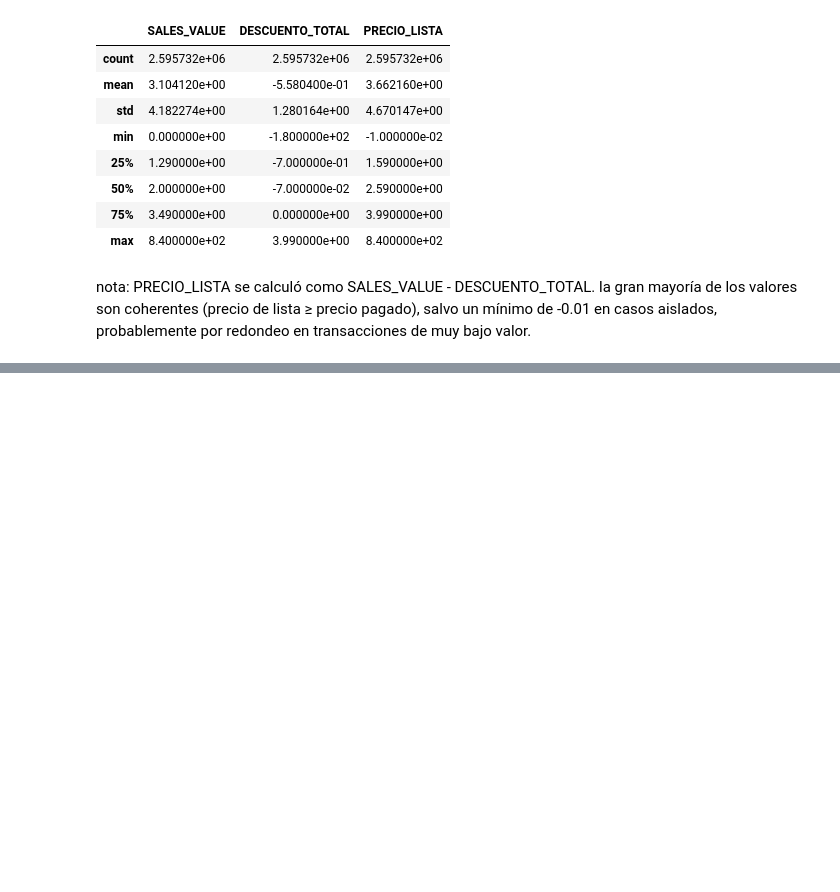
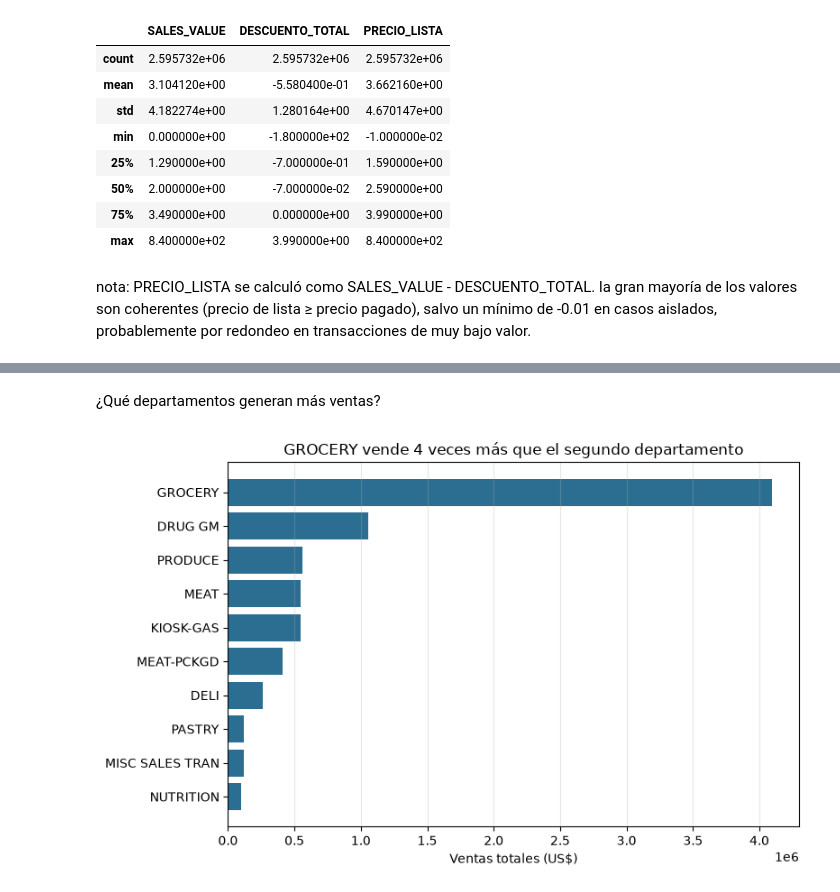
Before and after one commit to cris1403-lab/PROYECTO-1-BI, a Jupyter notebook: proyecto1_Pineda_Menegazzo.ipynb, the cells around one changed output, grey strips where cells are left out. Drawn from its saved outputs; the diff is of its cells as text; code cells hidden in the pictures; blank space fills up the shorter version.

```diff
--- a/proyecto1_Pineda_Menegazzo.ipynb
+++ b/proyecto1_Pineda_Menegazzo.ipynb
@@ -458,0 +591,3 @@ transacciones de muy bajo valor.
+# %%
+ventas_por_depto = transaction_completo.groupby('DEPARTMENT')['SALES_VALUE'].sum().sort_values(ascending=False)
+ventas_por_depto.head(15)
@@ -458,0 +707,16 @@ transacciones de muy bajo valor.
+# %% [markdown]
+¿Qué departamentos generan más ventas?
+# %%
+top_10_deptos = ventas_por_depto.head(10)
+
+fig, ax = plt.subplots(figsize=(8, 5))
+ax.barh(top_10_deptos.index[::-1], top_10_deptos.values[::-1], color='#2c6e91')
+
+ax.set_xlabel('Ventas totales (US$)')
+ax.set_title('GROCERY vende 4 veces más que el segundo departamento')
+ax.grid(alpha=0.3, axis='x')
+
+plt.tight_layout()
+plt.show()
+# %% [output]
+[figure, added]
```
Also changed, not shown: parts of 39 cells of this notebook.
